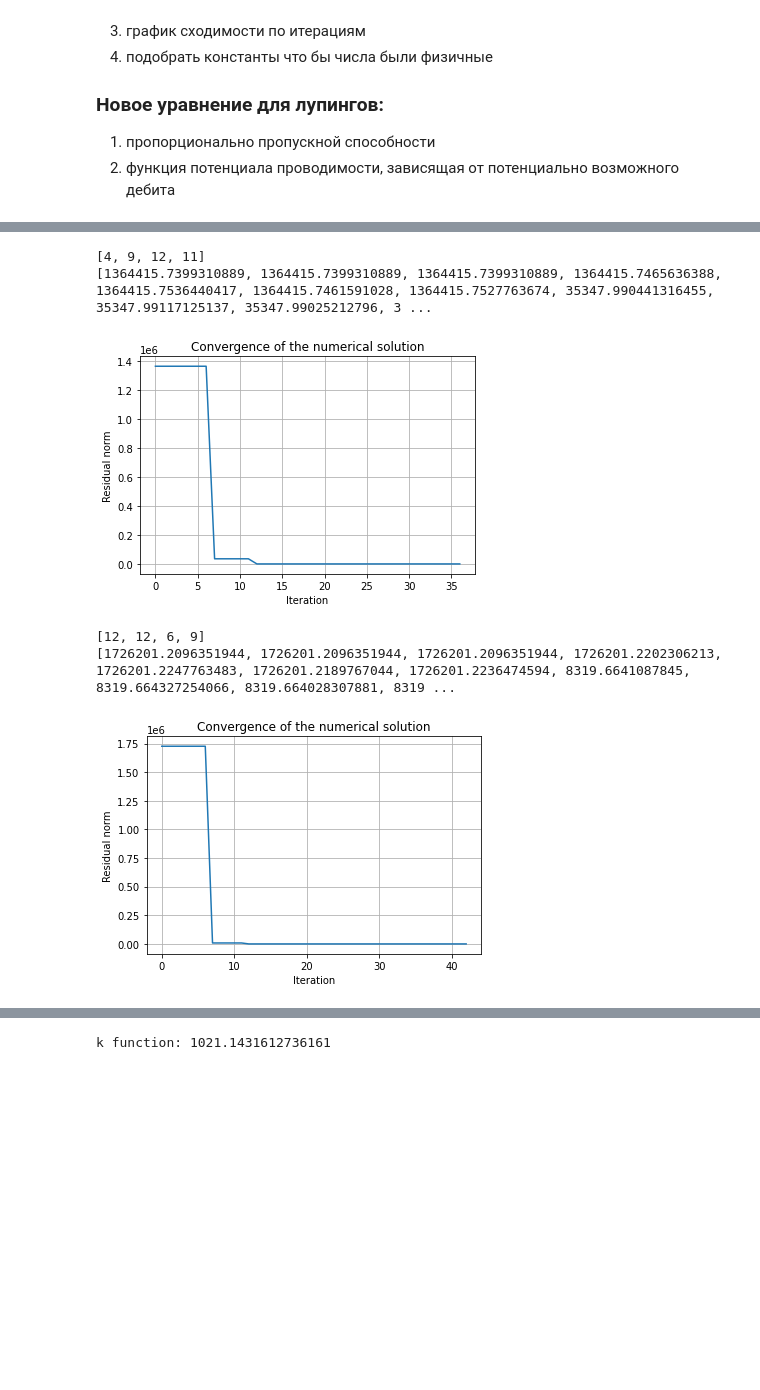
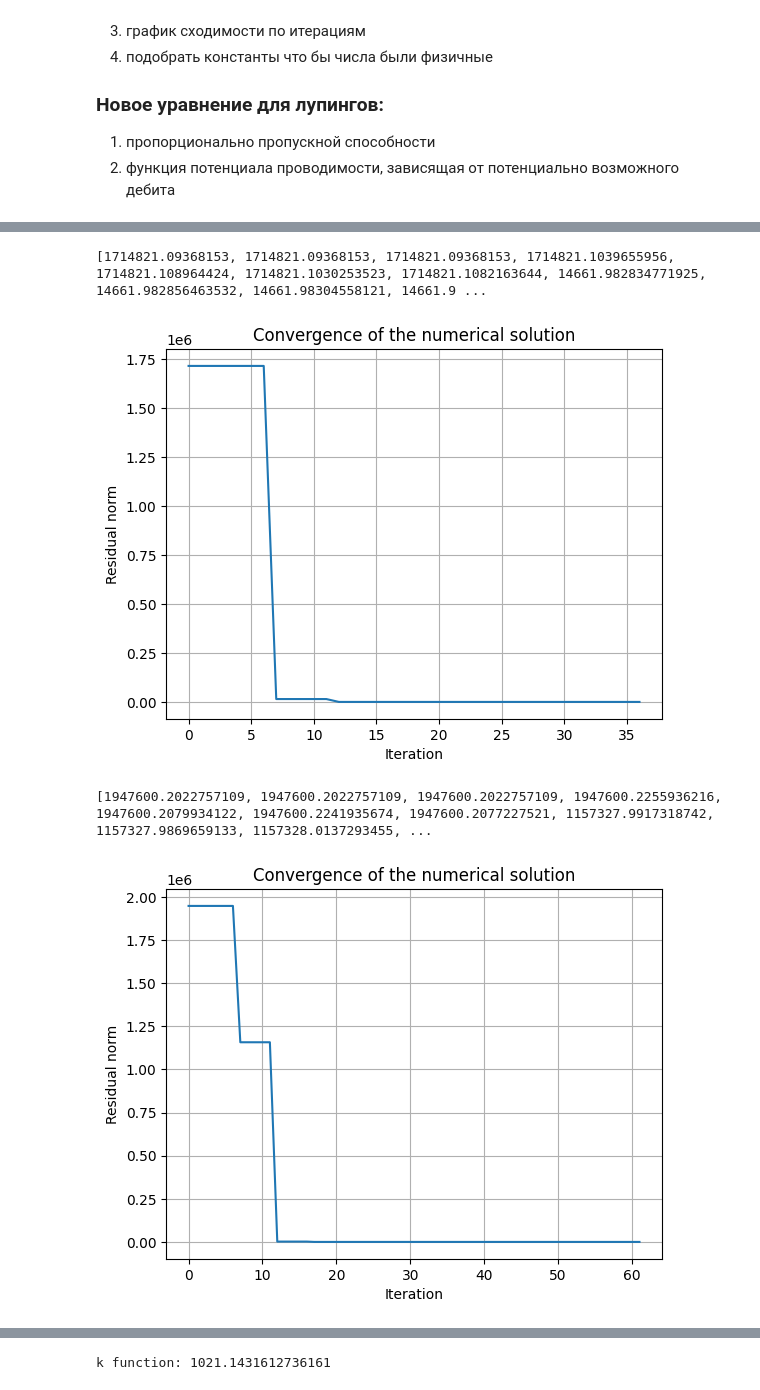
Before and after one commit to SteinVR/NTC_Oil_System, a Jupyter notebook: TestTask.ipynb, the cells around one changed output, grey strips where cells are left out. Cells and saved outputs as stored; diff of their text form; code cells hidden in the pictures; blank space fills up the shorter version.

```diff
--- a/TestTask.ipynb
+++ b/TestTask.ipynb
@@ -493,10 +526,10 @@ print(pipes_from_wells_to_drain)
 # %%
-# Проверка дебитов на последних трубах
-print(pipes_from_wells_to_drain[0][0][-1].Q_edge)
-print(pipes_from_wells_to_drain[0][0][-1].idx)
-print(pipes_from_wells_to_drain[0][1][-1].Q_edge)
-print(pipes_from_wells_to_drain[0][1][-1].idx)
+# # Проверка дебитов на последних трубах
+# print(pipes_from_wells_to_drain[0][0][-1].Q_edge)
+# print(pipes_from_wells_to_drain[0][0][-1].idx)
+# print(pipes_from_wells_to_drain[0][1][-1].Q_edge)
+# print(pipes_from_wells_to_drain[0][1][-1].idx)
 
-for i in range(len(pipes_from_wells_to_drain[1][0])):
-    print(pipes_from_wells_to_drain[1][0][i].idx)
-    print(pipes_from_wells_to_drain[1][0][i].pressure_loss)
+# for i in range(len(pipes_from_wells_to_drain[1][0])):
+#     print(pipes_from_wells_to_drain[1][0][i].idx)
+#     print(pipes_from_wells_to_drain[1][0][i].pressure_loss)
@@ -529,10 +553,10 @@ for vert in vertex:
     if vert.k != [pipes_from_wells_to_drain]:
         k_list = k_list + vert.k
 
-flow_rate = []
-for well in range(len(wells)):
-    for way in range(len(pipes_from_wells_to_drain[well])):
-        flow_rate = flow_rate + symbols(['Q{}'.format(well+1)])
+# flow_rate = []
+# for well in range(len(wells)):
+#     for way in range(len(pipes_from_wells_to_drain[well])):
+#         flow_rate = flow_rate + symbols(['Q{}'.format(well+1)])
 
 print(flow_rate)
 print(k_list)
@@ -541 +565,15 @@ print(k_list)
 [k1, k2]
+# %%
+Q_well = find_Q_well(p0, pipes_from_wells_to_drain)
+print(Q_well)
+print(flow_rate)
+
+# flow_rate = []
+# for well in range(len(wells)):
+#     for way in range(len(pipes_from_wells_to_drain[well])):
+#         flow_rate = flow_rate + symbols(['Q{}'.format(well+1)])
+
+print(flow_rate)
+
+# for i in range(len(Q_well)):
+#     Q_well[i] = Q_well[i]- flow_rate[i]
@@ -690,7 +730,7 @@ max_iterations = 10
 i = 0
 while i < max_iterations:
     # Q0, p0, Q_well = find_Q_drain(drain, p0, pipes_from_wells_to_drain, flow_rate, k_list)
-    Q_values, k_values, Q0, p0, residual_history = find_Q_drain_2(drain, p0, pipes_from_wells_to_drain)
+    Q_values, k_values, Q0, p0, residual_history = find_Q_drain_2(drain, p0, pipes_from_wells_to_drain, flow_rate, k_list)
 
     print(residual_history)
     plt.plot(residual_history)
@@ -707,36 +747,34 @@ while i < max_iterations:
 
     Q0_prev = Q0
 
     i += 1
 
 print("Q0:", Q0)
 print("p0:", p0)
 
 plt.plot(iterations, Q0_values)
 # plt.semilogy()
 plt.xlabel('Number of iterations')
 plt.ylabel('Q0 value')
 plt.title('Convergence of Q0 values')
 plt.show()
 
 # Plot the residual history
 # plt.plot(residual_history)
 # plt.xlabel("Iteration")
 # plt.ylabel("Sum of squared residuals")
 # plt.title("Convergence of the numerical method")
 # plt.show()
 
 # Нахождение целевой функции
 def find_k(edges):
     k = Q0 - sum(edge.length * edge.diameter/edge.roughness for edge in edges)
     return k
 
 k = find_k(edges)
 print("k function:", k)
 # %% [output]
-[4, 9, 12, 11]
-[1364415.7399310889, 1364415.7399310889, 1364415.7399310889, 1364415.7465636388, 1364415.7536440417, 1364415.7461591028, 1364415.7527763674, 35347.990441316455, 35347.99117125137, 35347.99025212796, 3 ...
+[1714821.09368153, 1714821.09368153, 1714821.09368153, 1714821.1039655956, 1714821.108964424, 1714821.1030253523, 1714821.1082163644, 14661.982834771925, 14661.982856463532, 14661.98304558121, 14661.9 ...
-[figure, old version]
+[figure, new version]
-[12, 12, 6, 9]
-[1726201.2096351944, 1726201.2096351944, 1726201.2096351944, 1726201.2202306213, 1726201.2247763483, 1726201.2189767044, 1726201.2236474594, 8319.6641087845, 8319.664327254066, 8319.664028307881, 8319 ...
+[1947600.2022757109, 1947600.2022757109, 1947600.2022757109, 1947600.2255936216, 1947600.2079934122, 1947600.2241935674, 1947600.2077227521, 1157327.9917318742, 1157327.9869659133, 1157328.0137293455, ...
-[figure, old version]
+[figure, new version]
```
Also changed, not shown: parts of 12 cells of this notebook.
